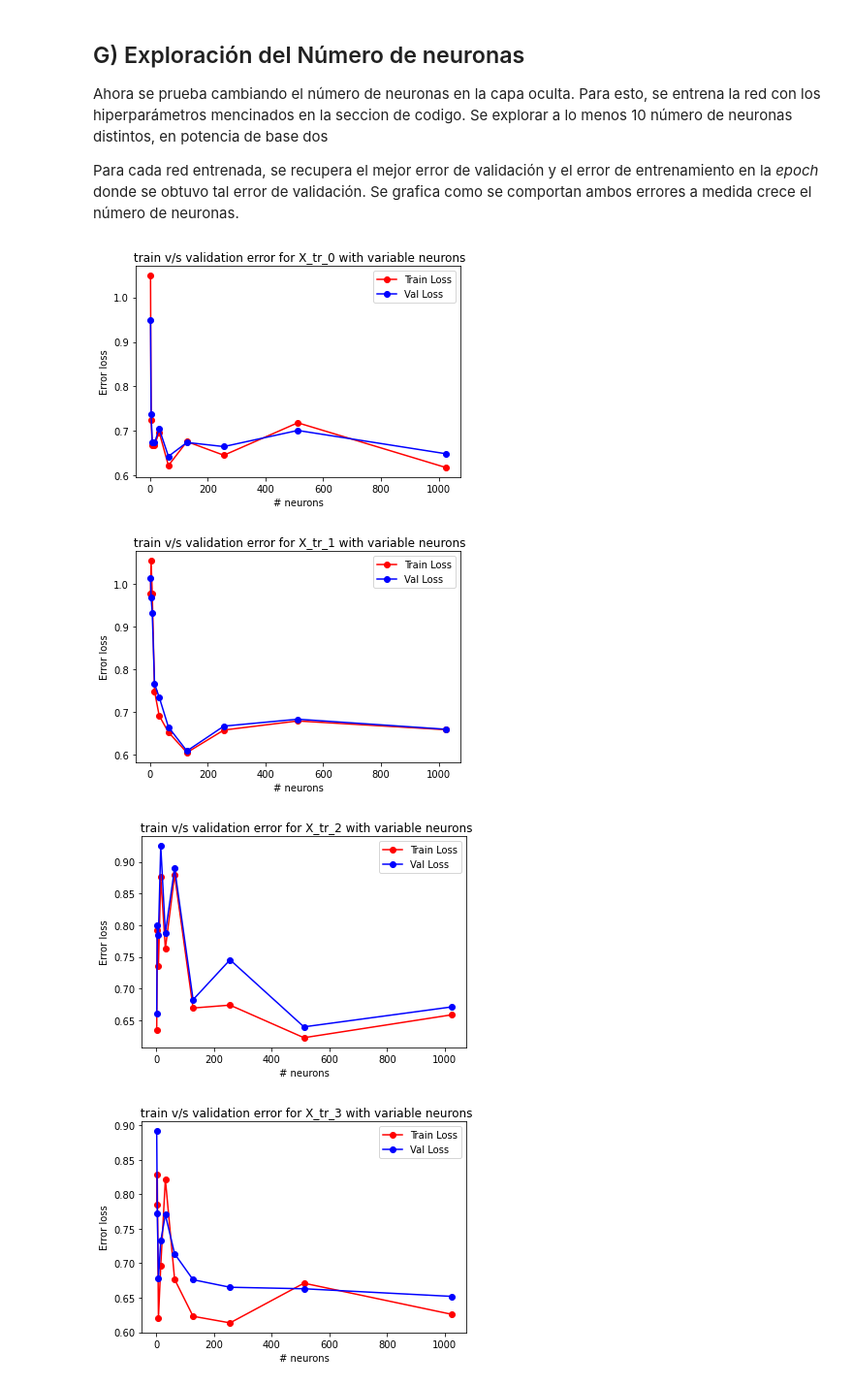
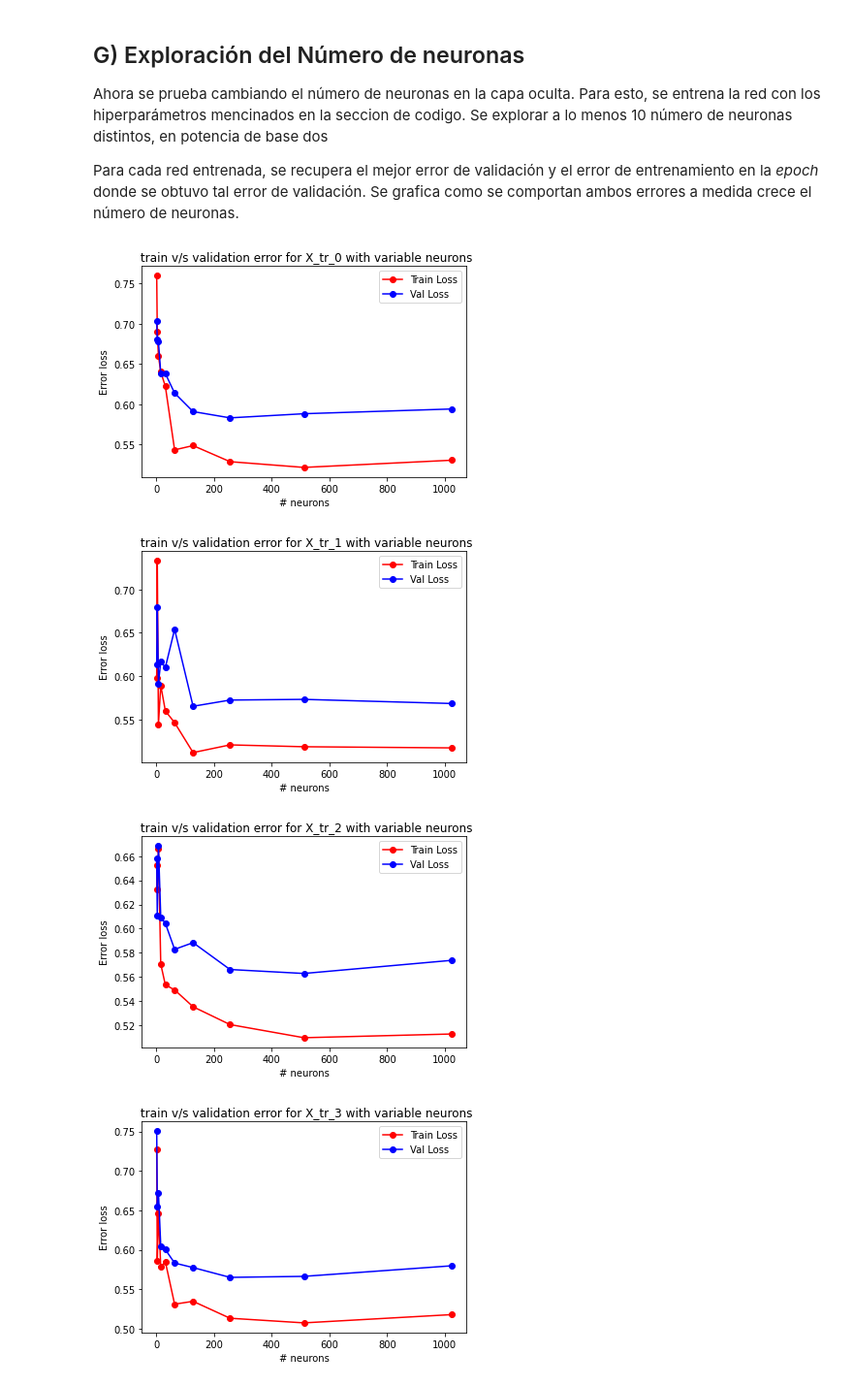
Before and after one commit to yeriel/Latin_accent_classifications, a Jupyter notebook: Tarea_Guiada_1.ipynb, the cells around one changed output. Shown at 97% size. Cells and saved outputs as stored; diff of their text form; code cells hidden in the pictures.

```diff
--- a/Tarea_Guiada_1.ipynb
+++ b/Tarea_Guiada_1.ipynb
@@ -704,32 +706,31 @@ def plotErrors2(train_error, val_error, n_units_, name='', i='0' ):
     plt.show()
 # %%
 fun = 'tanh'
-learningRate = 2e-4
+learningRate = 2e-3
 n_units = [2**i for i in range(1,11)]
-
 
 for i in range(4):
     val = f'X_val_{i}'
     tr = f'X_tr_{i}'
     train_error, val_error = [], []
 
     for n in n_units:
         model = modelVarNeurons(fun,n)
         model.compile(tf.keras.optimizers.SGD(learning_rate=learningRate),
                       loss = tf.keras.losses.BinaryCrossentropy(),
                       metrics = tf.keras.metrics.BinaryAccuracy())
 
 
         history = model.fit(X[tr], y_tr, epochs=20,
                                 validation_data=(X[val],y_val),
                                 verbose = 0)
 
         val_error.append(min(history.history['val_loss']))
         train_error.append(history.history['loss'][np.argmin(history.history['val_loss'])])
 
     plotErrors2(train_error, val_error,n_units, name=f'with variable neurons', i=i)
 # %% [output]
-[figure, old version]
+[figure, new version]
-[figure, old version]
+[figure, new version]
-[figure, old version]
+[figure, new version]
-[figure, old version]
+[figure, new version]
```
Also changed, not shown: parts of 29 cells of this notebook.
